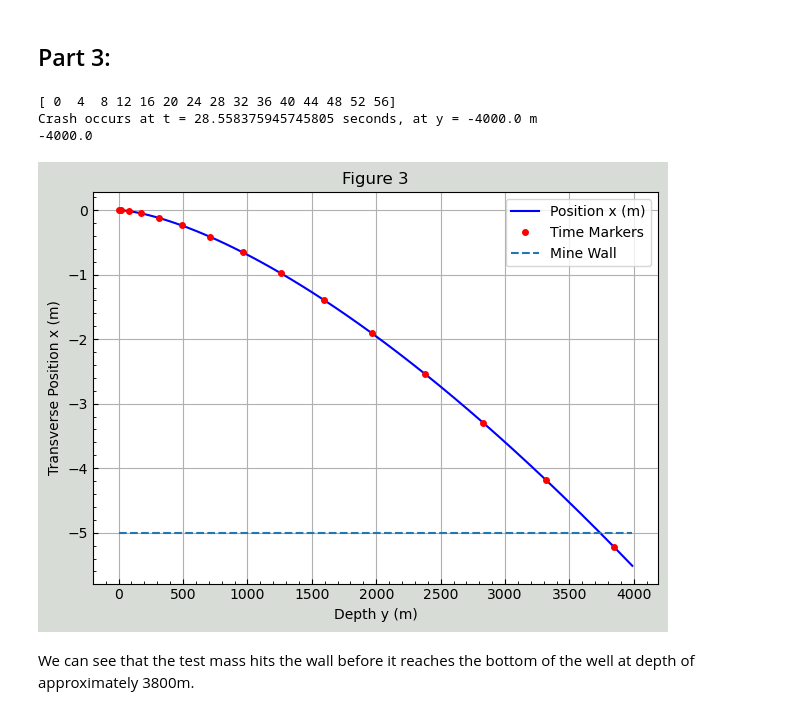
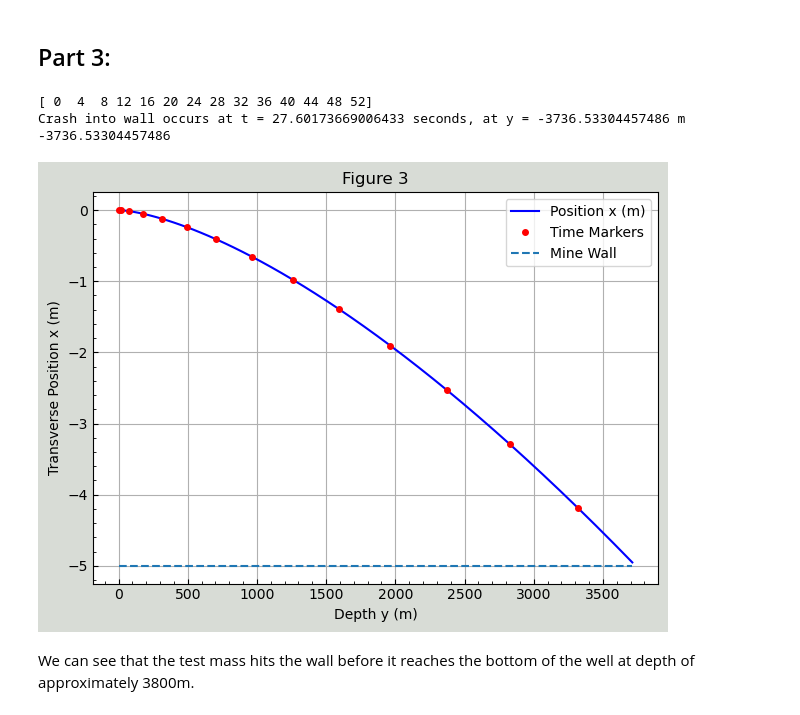
Before and after one commit to jqevo1000/PHYS265-spring25, a Jupyter notebook: Lab2/Lab2Vo.ipynb, the cells around one changed output. Cells and saved outputs as stored; diff of their text form; code cells hidden in the pictures.

```diff
--- a/Lab2/Lab2Vo.ipynb
+++ b/Lab2/Lab2Vo.ipynb
@@ -272,7 +272,7 @@ ics = [0, 0, 0, 0, 0, 0]
 # Solve
 
 def difference(t, s):
-    return s[1] + 4000
+    return s[0] + 5
 
 difference.terminal = True
 
@@ -283,38 +283,38 @@ tt = soln.t
 yx = soln.y[0]
 yy = soln.y[1]
 yz = soln.y[2]
 vx = soln.y[3]
 vy = soln.y[4]
 vz = soln.y[5]
 #%matplotlib widget
 increment = 4
 indices = np.arange(0, len(tt), increment)
 print(indices)
 #print(gr(-np.linalg.norm([yx, yy, yz], axis = 0) + R_e)) # Checking to see if linalg worked correctly
 
 fig, ax = plt.subplots()
 ax.plot(-yy, yx, label = 'Position x (m)', color = 'blue')
 ax.plot(-yy[indices], yx[indices], ls = '', marker = 'o', color  = 'red', zorder = 2, ms = 4, label = 'Time Markers')
 ax.set_ylabel('Transverse Position x (m)')
 ax.set_xlabel('Depth y (m)')
 ax.set_title('Figure 3')
 ax.hlines(y = -5, xmin = 0, xmax = np.max(-yy), ls = '--', label = 'Mine Wall')
 ax.legend()
 ax.grid()
 ax.minorticks_on() # Making it 'look nice'
 ax.tick_params(axis='both', which='major', direction='in')
 ax.tick_params(axis='both', which='minor', direction='in')
 fig.set_facecolor('xkcd:light grey')
 fig.tight_layout()
 
 # Using events to calculate time at which the mass hits the bottom of the shaft
-print(f'Crash occurs at t = {soln.t_events[0][0]} seconds, at y = {soln.y_events[0][0][1]} m')
+print(f'Crash into wall occurs at t = {soln.t_events[0][0]} seconds, at y = {soln.y_events[0][0][1]} m')
 print(soln.y_events[0][0][1])
 # %% [output]
-[ 0  4  8 12 16 20 24 28 32 36 40 44 48 52 56]
-Crash occurs at t = 28.558375945745805 seconds, at y = -4000.0 m
--4000.0
+[ 0  4  8 12 16 20 24 28 32 36 40 44 48 52]
+Crash into wall occurs at t = 27.60173669006433 seconds, at y = -3736.53304457486 m
+-3736.53304457486
-[figure, old version]
+[figure, new version]
 # %% [markdown]
 We can see that the test mass hits the wall before it reaches the bottom of the well at depth of approximately 3800m.
 # %% [markdown]
```
Also changed, not shown: parts of 7 cells of this notebook.
